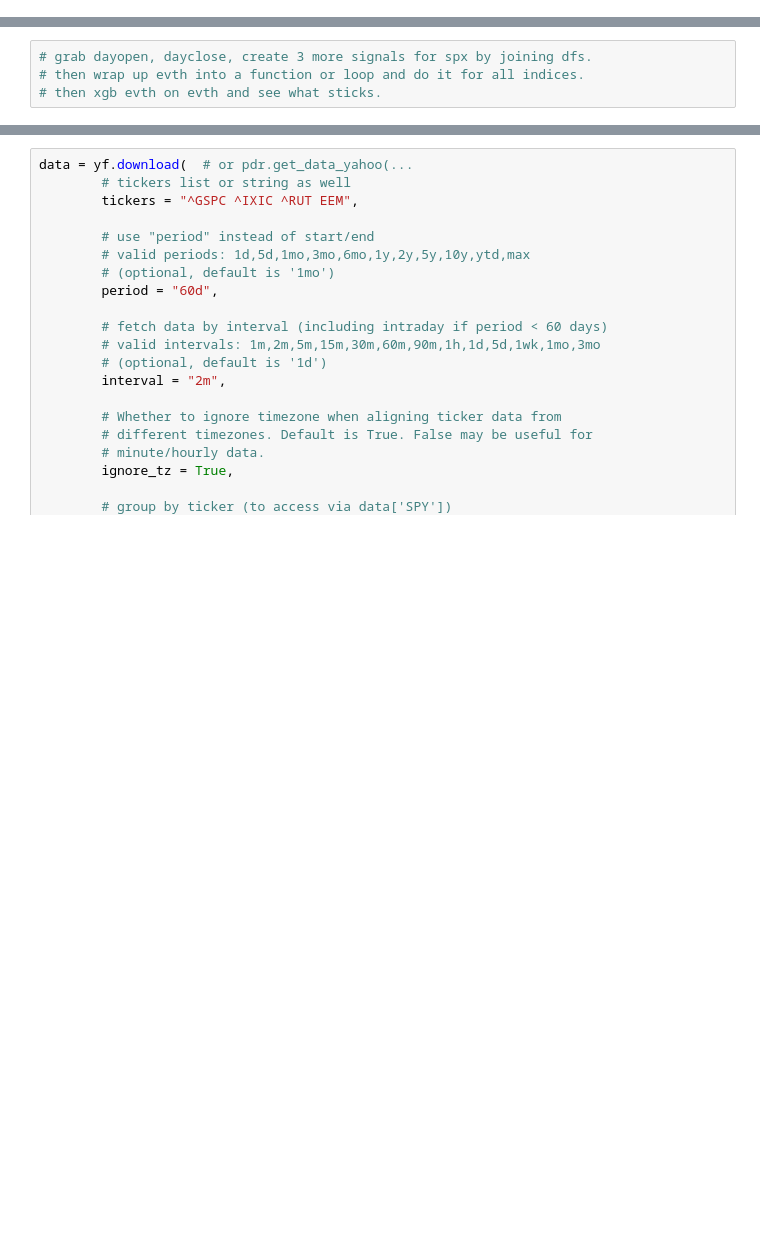
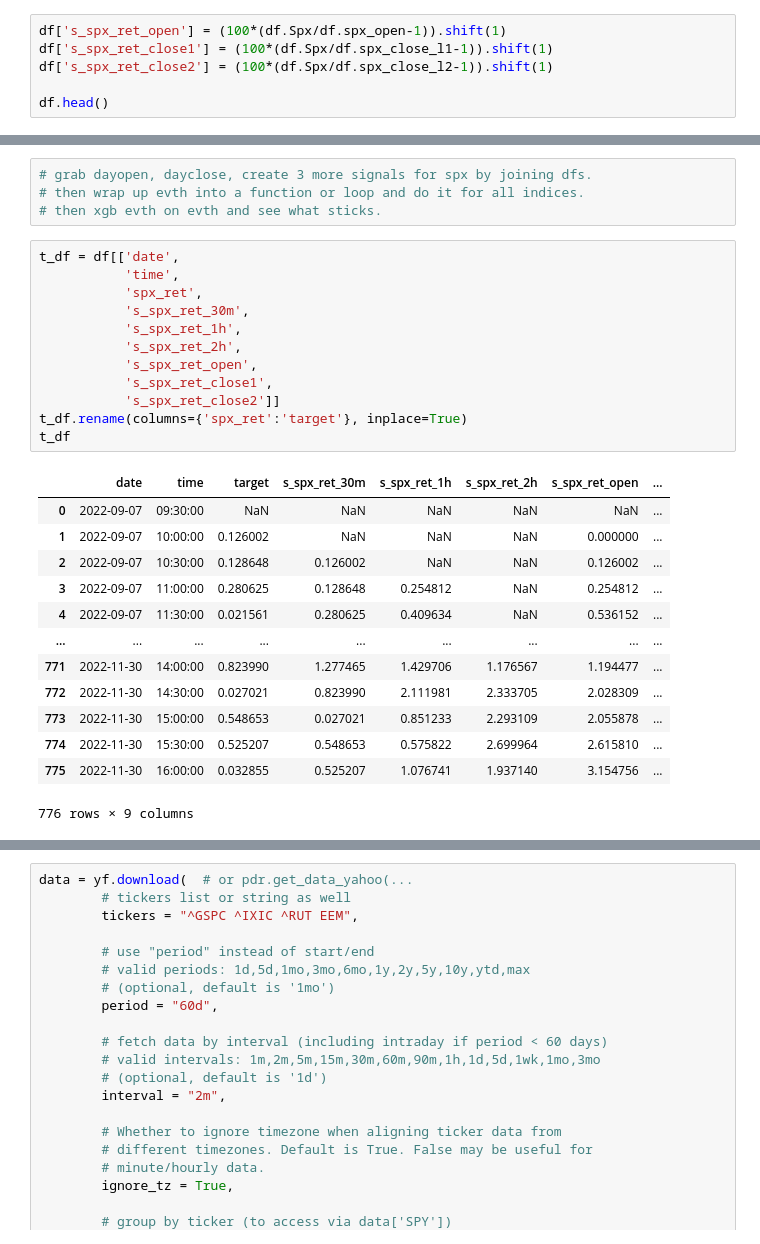
Before and after one commit to MykolaPinchuk/spg_stocks, a Jupyter notebook: t_model.ipynb, the cells around one changed output, grey strips where cells are left out. Drawn from its saved outputs; the diff is of its cells as text; blank space fills up the shorter version.

```diff
--- a/t_model.ipynb
+++ b/t_model.ipynb
@@ -293,0 +358,6 @@ memory usage: 66.7+ KB
+# %%
+df['s_spx_ret_open'] = (100*(df.Spx/df.spx_open-1)).shift(1)
+df['s_spx_ret_close1'] = (100*(df.Spx/df.spx_close_l1-1)).shift(1)
+df['s_spx_ret_close2'] = (100*(df.Spx/df.spx_close_l2-1)).shift(1)
+
+df.head()
@@ -295,3 +372,29 @@ memory usage: 66.7+ KB
 # grab dayopen, dayclose, create 3 more signals for spx by joining dfs.
 # then wrap up evth into a function or loop and do it for all indices.
 # then xgb evth on evth and see what sticks.
+# %%
+t_df = df[['date',
+           'time',
+           'spx_ret',
+           's_spx_ret_30m',
+           's_spx_ret_1h',
+           's_spx_ret_2h',
+           's_spx_ret_open',
+           's_spx_ret_close1',
+           's_spx_ret_close2']]
+t_df.rename(columns={'spx_ret':'target'}, inplace=True)
+t_df
+# %% [output]
+|  | date | time | target | s_spx_ret_30m | s_spx_ret_1h | s_spx_ret_2h | s_spx_ret_open | ... |
+| 0 | 2022-09-07 | 09:30:00 | NaN | NaN | NaN | NaN | NaN | ... |
+| 1 | 2022-09-07 | 10:00:00 | 0.126002 | NaN | NaN | NaN | 0.000000 | ... |
+| 2 | 2022-09-07 | 10:30:00 | 0.128648 | 0.126002 | NaN | NaN | 0.126002 | ... |
+| 3 | 2022-09-07 | 11:00:00 | 0.280625 | 0.128648 | 0.254812 | NaN | 0.254812 | ... |
+| 4 | 2022-09-07 | 11:30:00 | 0.021561 | 0.280625 | 0.409634 | NaN | 0.536152 | ... |
+| ... | ... | ... | ... | ... | ... | ... | ... | ... |
+| 771 | 2022-11-30 | 14:00:00 | 0.823990 | 1.277465 | 1.429706 | 1.176567 | 1.194477 | ... |
+| 772 | 2022-11-30 | 14:30:00 | 0.027021 | 0.823990 | 2.111981 | 2.333705 | 2.028309 | ... |
+| 773 | 2022-11-30 | 15:00:00 | 0.548653 | 0.027021 | 0.851233 | 2.293109 | 2.055878 | ... |
+| 774 | 2022-11-30 | 15:30:00 | 0.525207 | 0.548653 | 0.575822 | 2.699964 | 2.615810 | ... |
+| 775 | 2022-11-30 | 16:00:00 | 0.032855 | 0.525207 | 1.076741 | 1.937140 | 3.154756 | ... |
+776 rows × 9 columns
```
Also changed, not shown: parts of 8 cells of this notebook.
